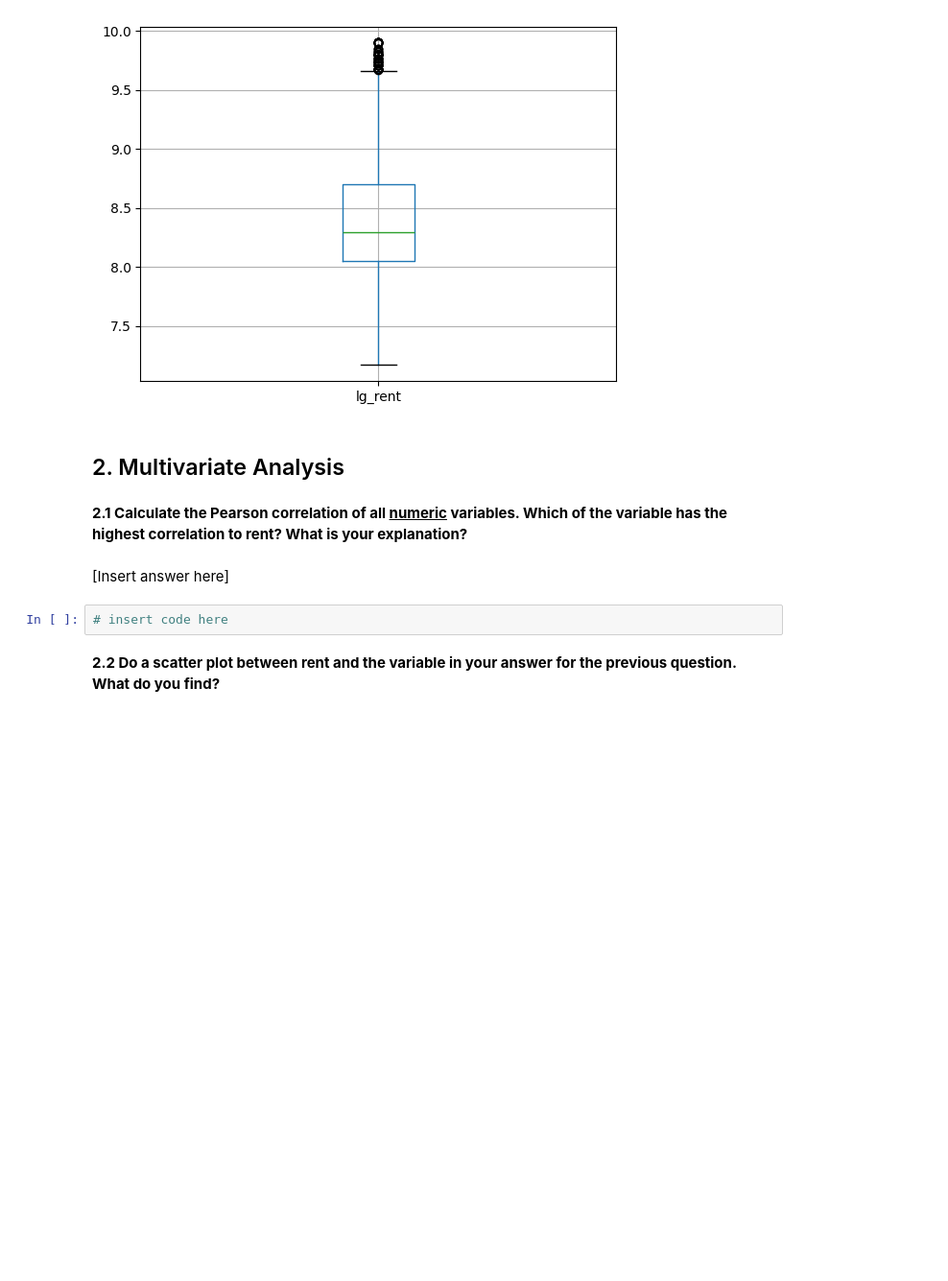
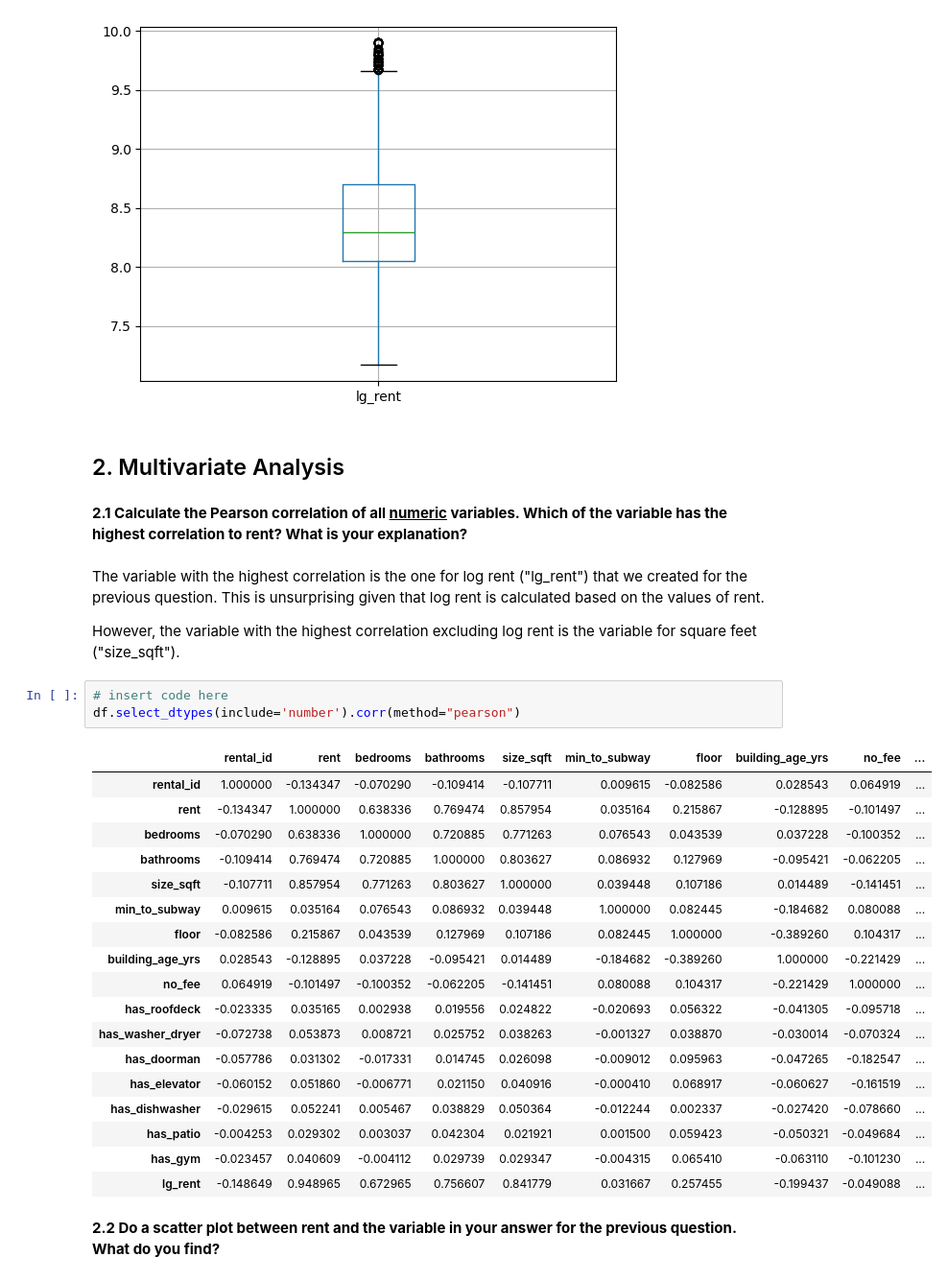
Before and after one commit to leobruell/real-estate-analytics, a Jupyter notebook: Homework/module1_homework_leo_bruell.ipynb, the cells around one changed output. Shown: that part at 96% size. Drawn from its saved outputs; the diff is of its cells as text; blank space fills up the shorter version.

```diff
--- a/Homework/module1_homework_no_sol.ipynb
+++ b/Homework/module1_homework_leo_bruell.ipynb
@@ -135,9 +136,31 @@ df[["lg_rent"]].boxplot()
 # %% [markdown]
 **2.1 Calculate the Pearson correlation of all <u>numeric</u> variables. Which of the variable has the highest correlation to rent? What is your explanation?**
 # %% [markdown]
-[Insert answer here]
+The variable with the highest correlation is the one for log rent ("lg_rent") that we created for the previous question. This is unsurprising given that log rent is calculated based on the values of rent.
+
+However, the variable with the highest correlation excluding log rent is the variable for square feet ("size_sqft").
 # %%
 # insert code here
+df.select_dtypes(include='number').corr(method="pearson")
+# %% [output]
+|  | rental_id | rent | bedrooms | bathrooms | size_sqft | min_to_subway | floor | building_age_yrs | no_fee | ... |
+| rental_id | 1.000000 | -0.134347 | -0.070290 | -0.109414 | -0.107711 | 0.009615 | -0.082586 | 0.028543 | 0.064919 | ... |
+| rent | -0.134347 | 1.000000 | 0.638336 | 0.769474 | 0.857954 | 0.035164 | 0.215867 | -0.128895 | -0.101497 | ... |
+| bedrooms | -0.070290 | 0.638336 | 1.000000 | 0.720885 | 0.771263 | 0.076543 | 0.043539 | 0.037228 | -0.100352 | ... |
+| bathrooms | -0.109414 | 0.769474 | 0.720885 | 1.000000 | 0.803627 | 0.086932 | 0.127969 | -0.095421 | -0.062205 | ... |
+| size_sqft | -0.107711 | 0.857954 | 0.771263 | 0.803627 | 1.000000 | 0.039448 | 0.107186 | 0.014489 | -0.141451 | ... |
+| min_to_subway | 0.009615 | 0.035164 | 0.076543 | 0.086932 | 0.039448 | 1.000000 | 0.082445 | -0.184682 | 0.080088 | ... |
+| floor | -0.082586 | 0.215867 | 0.043539 | 0.127969 | 0.107186 | 0.082445 | 1.000000 | -0.389260 | 0.104317 | ... |
+| building_age_yrs | 0.028543 | -0.128895 | 0.037228 | -0.095421 | 0.014489 | -0.184682 | -0.389260 | 1.000000 | -0.221429 | ... |
+| no_fee | 0.064919 | -0.101497 | -0.100352 | -0.062205 | -0.141451 | 0.080088 | 0.104317 | -0.221429 | 1.000000 | ... |
+| has_roofdeck | -0.023335 | 0.035165 | 0.002938 | 0.019556 | 0.024822 | -0.020693 | 0.056322 | -0.041305 | -0.095718 | ... |
+| has_washer_dryer | -0.072738 | 0.053873 | 0.008721 | 0.025752 | 0.038263 | -0.001327 | 0.038870 | -0.030014 | -0.070324 | ... |
+| has_doorman | -0.057786 | 0.031302 | -0.017331 | 0.014745 | 0.026098 | -0.009012 | 0.095963 | -0.047265 | -0.182547 | ... |
+| has_elevator | -0.060152 | 0.051860 | -0.006771 | 0.021150 | 0.040916 | -0.000410 | 0.068917 | -0.060627 | -0.161519 | ... |
+| has_dishwasher | -0.029615 | 0.052241 | 0.005467 | 0.038829 | 0.050364 | -0.012244 | 0.002337 | -0.027420 | -0.078660 | ... |
+| has_patio | -0.004253 | 0.029302 | 0.003037 | 0.042304 | 0.021921 | 0.001500 | 0.059423 | -0.050321 | -0.049684 | ... |
+| has_gym | -0.023457 | 0.040609 | -0.004112 | 0.029739 | 0.029347 | -0.004315 | 0.065410 | -0.063110 | -0.101230 | ... |
+| lg_rent | -0.148649 | 0.948965 | 0.672965 | 0.756607 | 0.841779 | 0.031667 | 0.257455 | -0.199437 | -0.049088 | ... |
 # %% [markdown]
 **2.2 Do a scatter plot between rent and the variable in your answer for the previous question. What do you find?**
 # %% [markdown]
```
Also changed, not shown: parts of 13 cells of this notebook, 1 other file.
